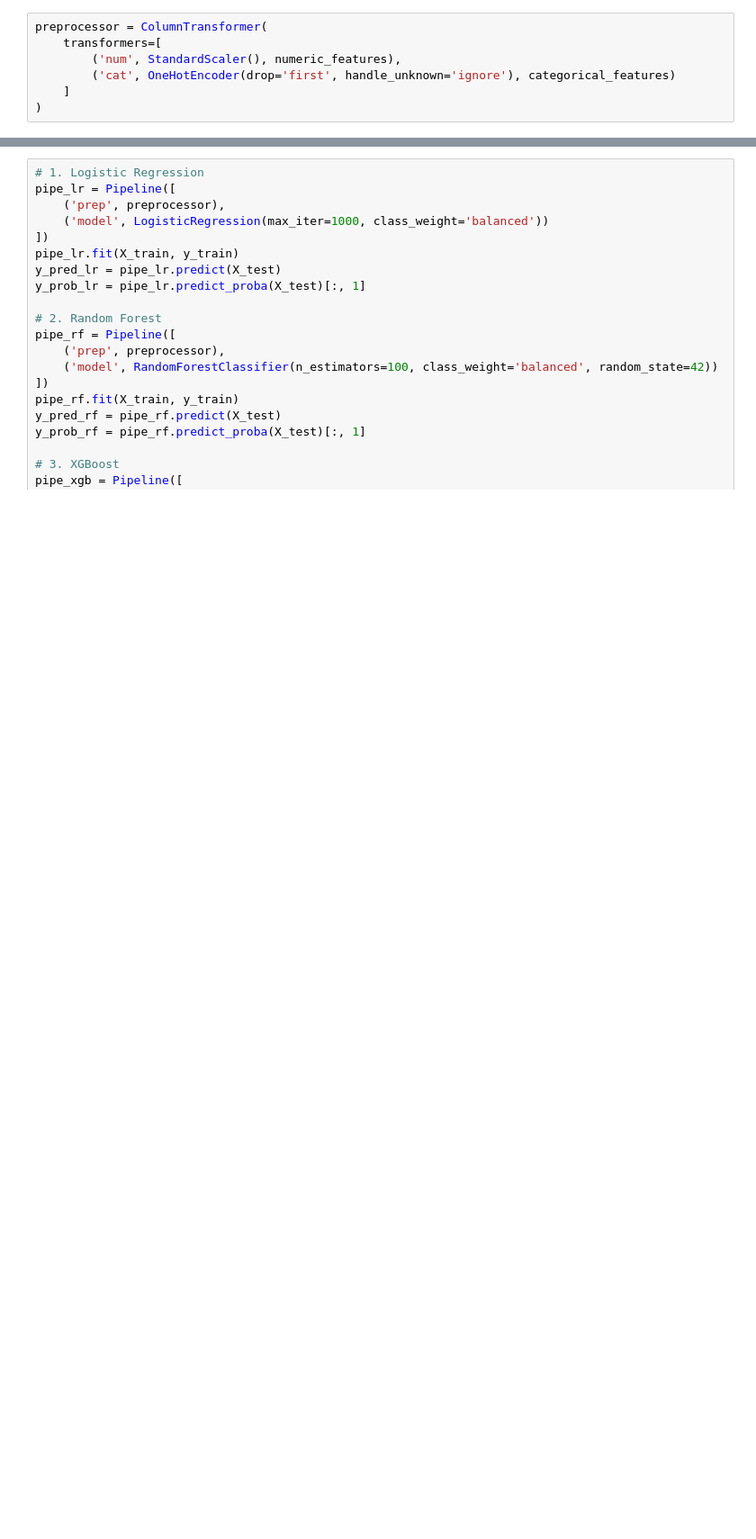
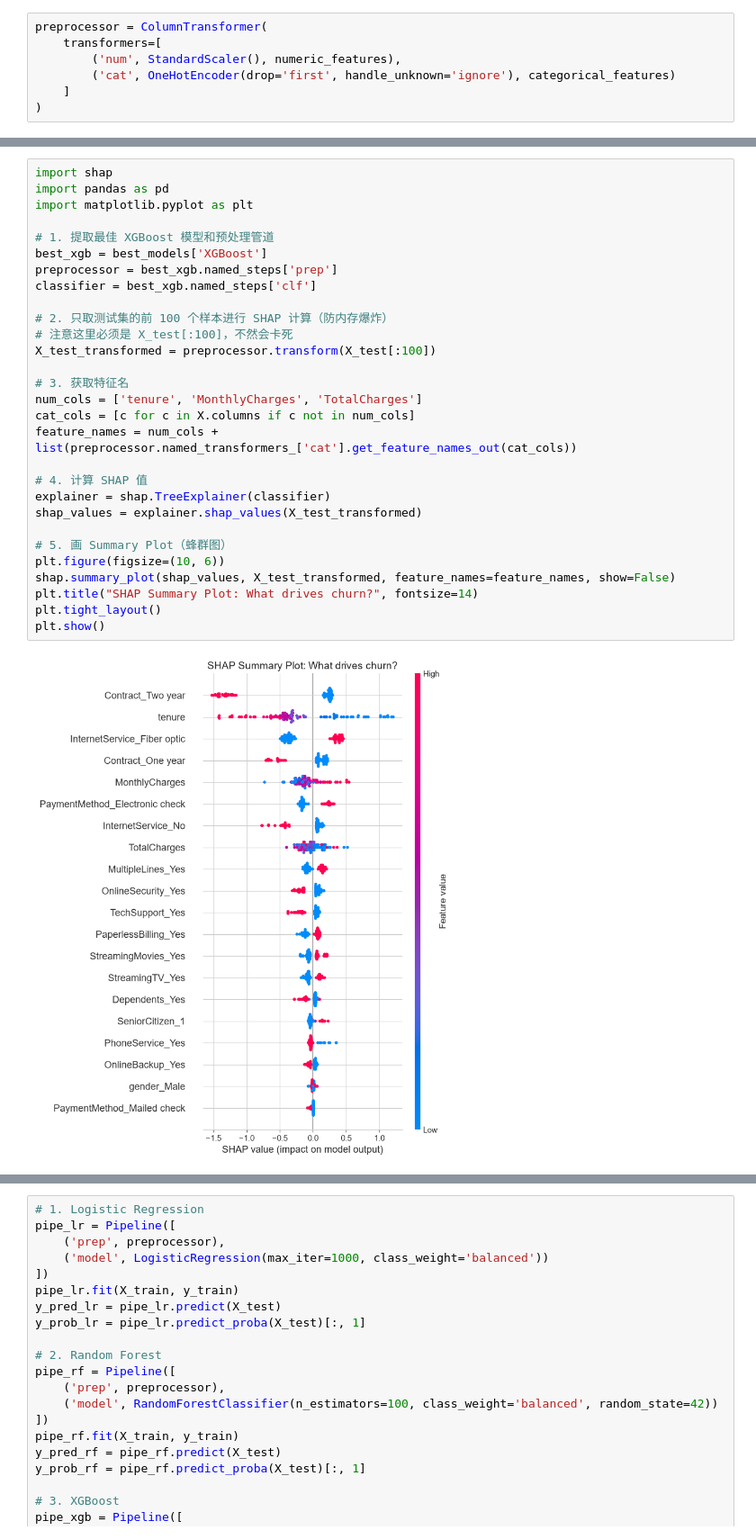
Before and after one commit to HuangMengni/telco-customer-churn-analysis, a Jupyter notebook: Telco_Churn_Analysis.ipynb, the cells around one changed output, grey strips where cells are left out. Shown at 90% size. Saved outputs shown, nothing was run; the diff lists cells and outputs as text; blank space fills up the shorter version.

Commit message:
Update notebook with cost optimization and SHAP analysis

```diff
--- a/Telco_Churn_Analysis.ipynb
+++ b/Telco_Churn_Analysis.ipynb
@@ -142,0 +242,31 @@ preprocessor = ColumnTransformer(
+# %%
+import shap
+import pandas as pd
+import matplotlib.pyplot as plt
+
+# 1. 提取最佳 XGBoost 模型和预处理管道
+best_xgb = best_models['XGBoost']
+preprocessor = best_xgb.named_steps['prep']
+classifier = best_xgb.named_steps['clf']
+
+# 2. 只取测试集的前 100 个样本进行 SHAP 计算（防内存爆炸）
+# 注意这里必须是 X_test[:100]，不然会卡死
+X_test_transformed = preprocessor.transform(X_test[:100])
+
+# 3. 获取特征名
+num_cols = ['tenure', 'MonthlyCharges', 'TotalCharges']
+cat_cols = [c for c in X.columns if c not in num_cols]
+feature_names = num_cols + list(preprocessor.named_transformers_['cat'].get_feature_names_out(cat_cols))
+
+# 4. 计算 SHAP 值
+explainer = shap.TreeExplainer(classifier)
+shap_values = explainer.shap_values(X_test_transformed)
+
+# 5. 画 Summary Plot（蜂群图）
+plt.figure(figsize=(10, 6))
+shap.summary_plot(shap_values, X_test_transformed, feature_names=feature_names, show=False)
+plt.title("SHAP Summary Plot: What drives churn?", fontsize=14)
+plt.tight_layout()
+plt.show()
+# %% [output]
+[figure, added]
```
Also changed, not shown: parts of 22 cells of this notebook.
